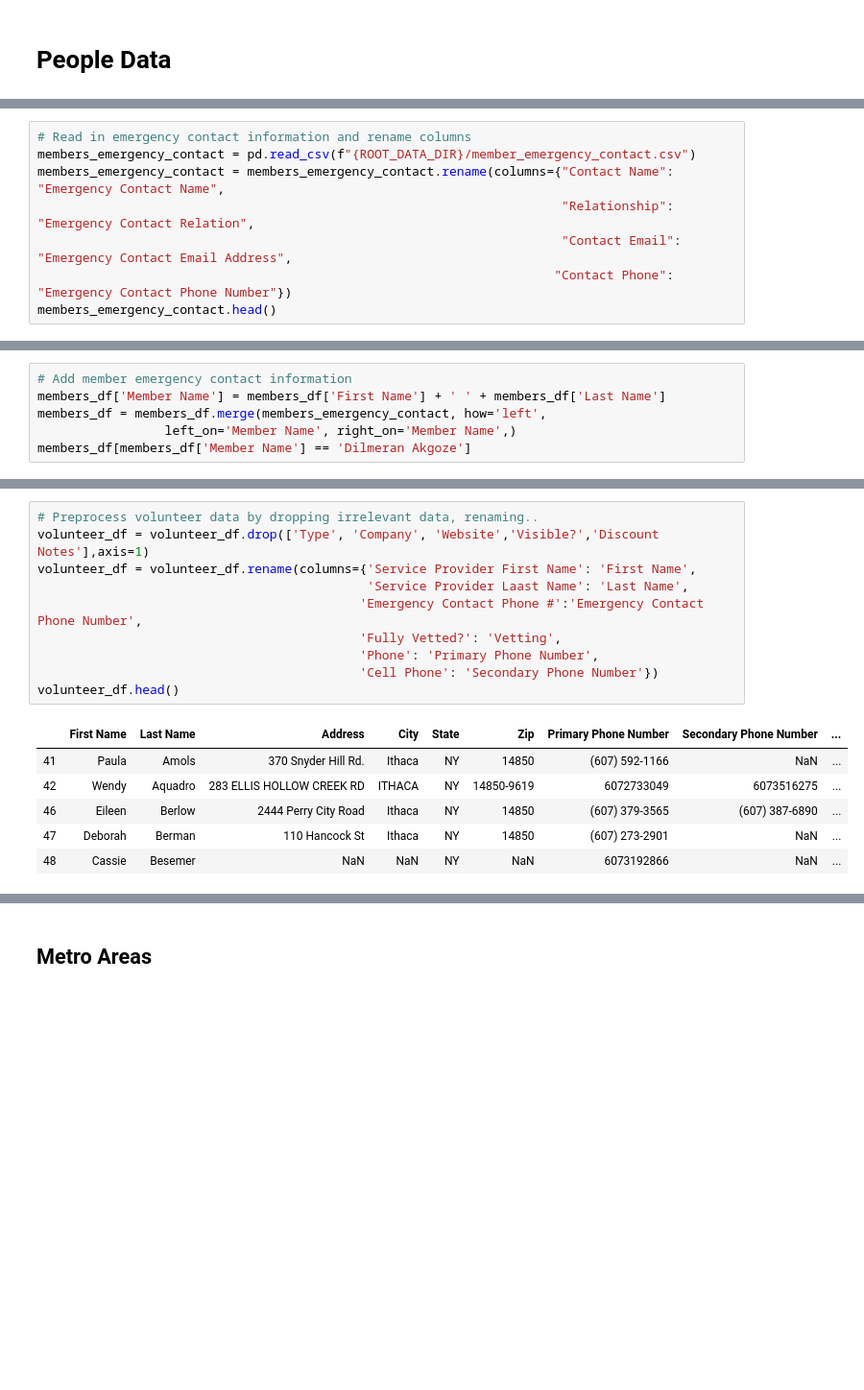
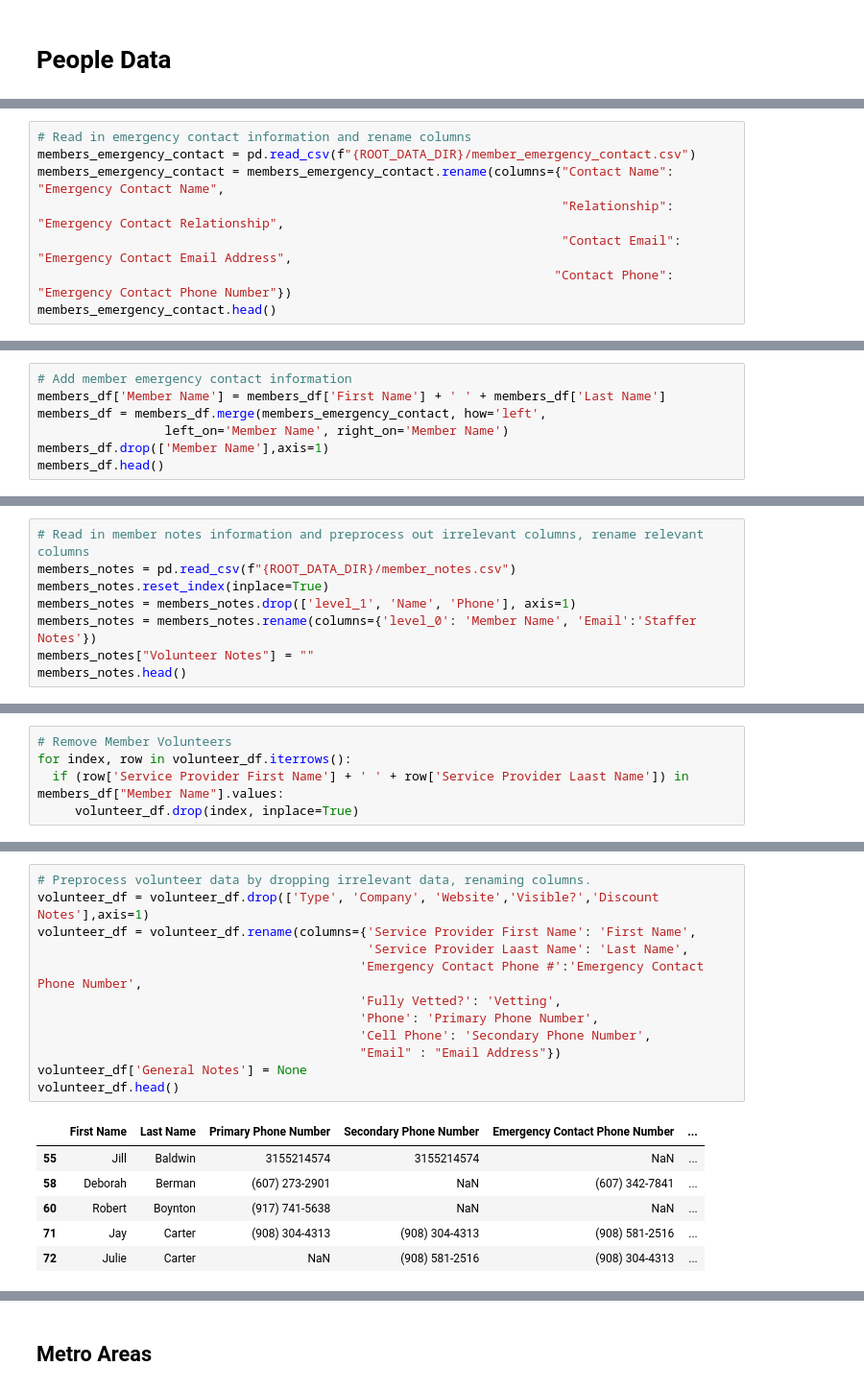
Before and after one commit to cornellh4i/love-living-at-home, a Jupyter notebook: app/data/notebooks/process_data.ipynb, the cells around one changed output, grey strips where cells are left out. Shown at 96% size. Saved outputs shown, nothing was run; the diff lists cells and outputs as text; blank space fills up the shorter version.

```diff
--- a/app/data/notebooks/process_data.ipynb
+++ b/app/data/notebooks/process_data.ipynb
@@ -239,7 +359,7 @@ members_df.head()
 # Read in emergency contact information and rename columns
 members_emergency_contact = pd.read_csv(f"{ROOT_DATA_DIR}/member_emergency_contact.csv")
 members_emergency_contact = members_emergency_contact.rename(columns={"Contact Name": "Emergency Contact Name",
-                                                                      "Relationship": "Emergency Contact Relation",
+                                                                      "Relationship": "Emergency Contact Relationship",
                                                                       "Contact Email": "Emergency Contact Email Address",
                                                                      "Contact Phone": "Emergency Contact Phone Number"})
 members_emergency_contact.head()
@@ -254,6 +374,7 @@ members_emergency_contact.head()
 # Add member emergency contact information
 members_df['Member Name'] = members_df['First Name'] + ' ' + members_df['Last Name']
 members_df = members_df.merge(members_emergency_contact, how='left',
-                 left_on='Member Name', right_on='Member Name',)
-members_df[members_df['Member Name'] == 'Dilmeran Akgoze']
+                 left_on='Member Name', right_on='Member Name')
+members_df.drop(['Member Name'],axis=1)
+members_df.head()
 # %% [output]
@@ -262,0 +387,8 @@ members_df[members_df['Member Name'] == 'Dilmeran Akgoze']
+# %%
+# Read in member notes information and preprocess out irrelevant columns, rename relevant columns
+members_notes = pd.read_csv(f"{ROOT_DATA_DIR}/member_notes.csv")
+members_notes.reset_index(inplace=True)
+members_notes = members_notes.drop(['level_1', 'Name', 'Phone'], axis=1)
+members_notes = members_notes.rename(columns={'level_0': 'Member Name', 'Email':'Staffer Notes'})
+members_notes["Volunteer Notes"] = ""
+members_notes.head()
@@ -263,3 +415,8 @@ members_df[members_df['Member Name'] == 'Dilmeran Akgoze']
+# %%
+# Remove Member Volunteers
+for index, row in volunteer_df.iterrows():
+  if (row['Service Provider First Name'] + ' ' + row['Service Provider Laast Name']) in members_df["Member Name"].values:
+     volunteer_df.drop(index, inplace=True)
 # %%
 # Now drop the extra column we created
 members_df.drop(['Member Name'],axis=1)
@@ -395,19 +495,21 @@ list(volunteer_df.columns)
  'Visible?',
  'Discount Notes']
 # %%
-# Preprocess volunteer data by dropping irrelevant data, renaming..
+# Preprocess volunteer data by dropping irrelevant data, renaming columns.
 volunteer_df = volunteer_df.drop(['Type', 'Company', 'Website','Visible?','Discount Notes'],axis=1)
 volunteer_df = volunteer_df.rename(columns={'Service Provider First Name': 'First Name',
                                             'Service Provider Laast Name': 'Last Name',
                                            'Emergency Contact Phone #':'Emergency Contact Phone Number',
                                            'Fully Vetted?': 'Vetting',
                                            'Phone': 'Primary Phone Number',
-                                           'Cell Phone': 'Secondary Phone Number'})
+                                           'Cell Phone': 'Secondary Phone Number',
+                                           "Email" : "Email Address"})
+volunteer_df['General Notes'] = None
 volunteer_df.head()
 # %% [output]
-|  | First Name | Last Name | Address | City | State | Zip | Primary Phone Number | Secondary Phone Number | ... |
-| 41 | Paula | Amols | 370 Snyder Hill Rd. | Ithaca | NY | 14850 | (607) 592-1166 | NaN | ... |
-| 42 | Wendy | Aquadro | 283 ELLIS HOLLOW CREEK RD | ITHACA | NY | 14850-9619 | 6072733049 | 6073516275 | ... |
-| 46 | Eileen | Berlow | 2444 Perry City Road | Ithaca | NY | 14850 | (607) 379-3565 | (607) 387-6890 | ... |
-| 47 | Deborah | Berman | 110 Hancock St | Ithaca | NY | 14850 | (607) 273-2901 | NaN | ... |
-| 48 | Cassie | Besemer | NaN | NaN | NY | NaN | 6073192866 | NaN | ... |
+|  | First Name | Last Name | Primary Phone Number | Secondary Phone Number | Emergency Contact Phone Number | ... |
+| 55 | Jill | Baldwin | 3155214574 | 3155214574 | NaN | ... |
+| 58 | Deborah | Berman | (607) 273-2901 | NaN | (607) 342-7841 | ... |
+| 60 | Robert | Boynton | (917) 741-5638 | NaN | NaN | ... |
+| 71 | Jay | Carter | (908) 304-4313 | (908) 304-4313 | (908) 581-2516 | ... |
+| 72 | Julie | Carter | NaN | (908) 581-2516 | (908) 304-4313 | ... |
```
Also changed, not shown: parts of 64 cells of this notebook, 38 other files.
